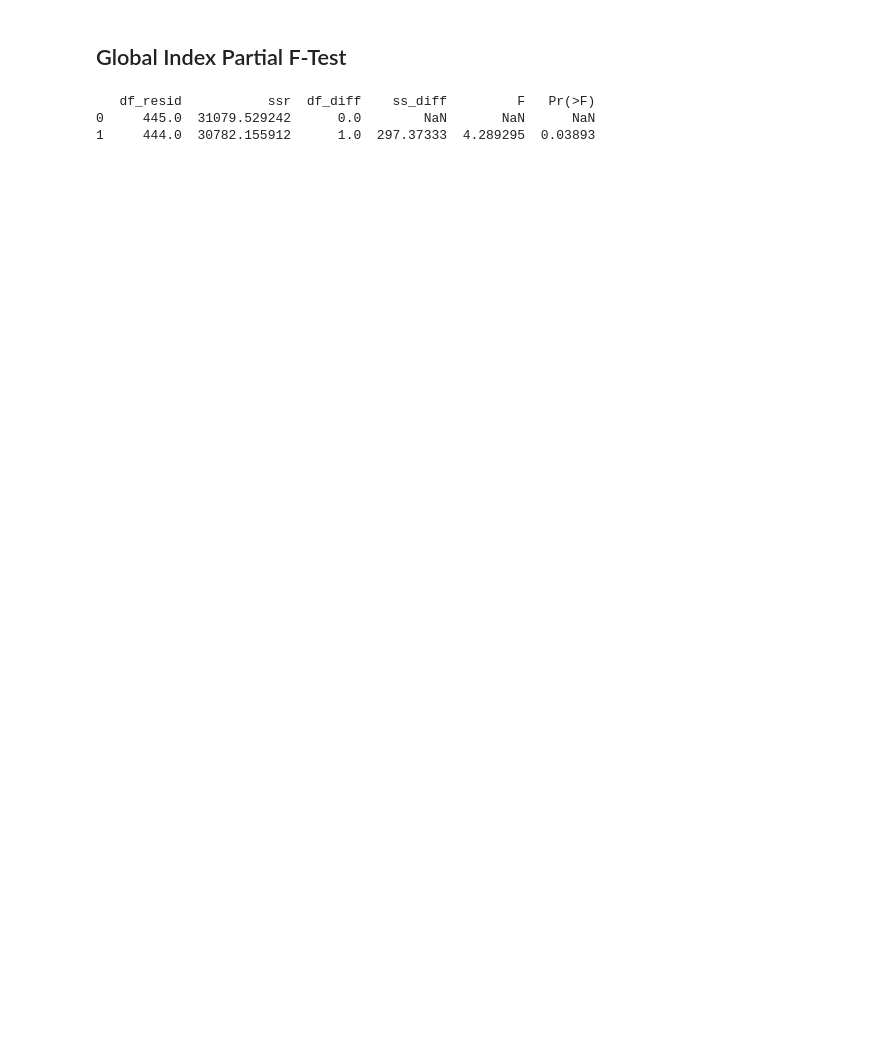
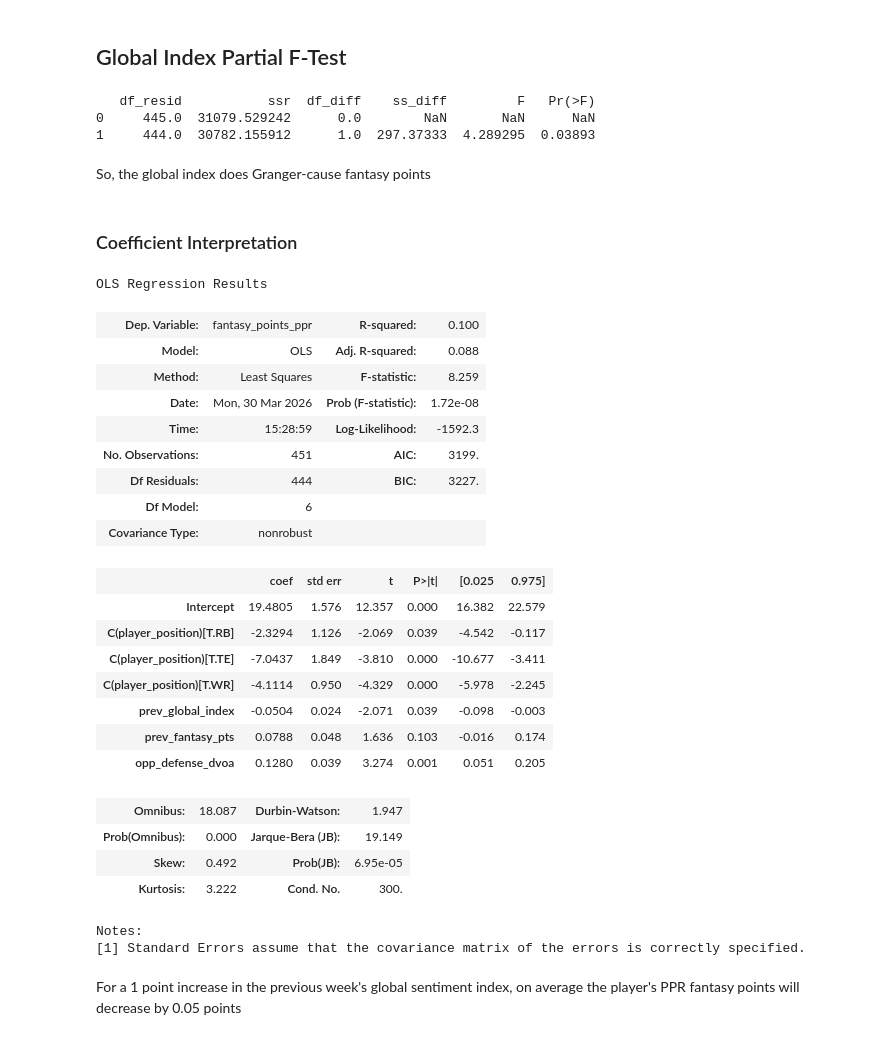
Before and after one commit to ryanjamesyu2/sentiment-performance-connection, a Jupyter notebook: fantasy_ppr_regression.ipynb, the cells around one changed output. Saved outputs shown, nothing was run; the diff lists cells and outputs as text; code cells hidden in the pictures; blank space fills up the shorter version.

Commit message:
Added coefficient interpretation to regression model

```diff
--- a/fantasy_ppr_regression.ipynb
+++ b/fantasy_ppr_regression.ipynb
@@ -255,3 +256,36 @@ print(anova_lm(reduced_model, full_model))
    df_resid           ssr  df_diff    ss_diff         F   Pr(>F)
 0     445.0  31079.529242      0.0        NaN       NaN      NaN
 1     444.0  30782.155912      1.0  297.37333  4.289295  0.03893
+# %% [markdown]
+So, the global index does Granger-cause fantasy points
+# %% [markdown]
+### Coefficient Interpretation
+# %%
+full_model.summary()
+# %% [output]
+OLS Regression Results
+| Dep. Variable: | fantasy_points_ppr | R-squared: | 0.100 |
+| Model: | OLS | Adj. R-squared: | 0.088 |
+| Method: | Least Squares | F-statistic: | 8.259 |
+| Date: | Mon, 30 Mar 2026 | Prob (F-statistic): | 1.72e-08 |
+| Time: | 15:28:59 | Log-Likelihood: | -1592.3 |
+| No. Observations: | 451 | AIC: | 3199. |
+| Df Residuals: | 444 | BIC: | 3227. |
+| Df Model: | 6 |  |  |
+| Covariance Type: | nonrobust |  |  |
+|  | coef | std err | t | P>|t| | [0.025 | 0.975] |
+| Intercept | 19.4805 | 1.576 | 12.357 | 0.000 | 16.382 | 22.579 |
+| C(player_position)[T.RB] | -2.3294 | 1.126 | -2.069 | 0.039 | -4.542 | -0.117 |
+| C(player_position)[T.TE] | -7.0437 | 1.849 | -3.810 | 0.000 | -10.677 | -3.411 |
+| C(player_position)[T.WR] | -4.1114 | 0.950 | -4.329 | 0.000 | -5.978 | -2.245 |
+| prev_global_index | -0.0504 | 0.024 | -2.071 | 0.039 | -0.098 | -0.003 |
+| prev_fantasy_pts | 0.0788 | 0.048 | 1.636 | 0.103 | -0.016 | 0.174 |
+| opp_defense_dvoa | 0.1280 | 0.039 | 3.274 | 0.001 | 0.051 | 0.205 |
+| Omnibus: | 18.087 | Durbin-Watson: | 1.947 |
+| Prob(Omnibus): | 0.000 | Jarque-Bera (JB): | 19.149 |
+| Skew: | 0.492 | Prob(JB): | 6.95e-05 |
+| Kurtosis: | 3.222 | Cond. No. | 300. |
+Notes:
+[1] Standard Errors assume that the covariance matrix of the errors is correctly specified.
+# %% [markdown]
+For a 1 point increase in the previous week's global sentiment index, on average the player's PPR fantasy points will decrease by 0.05 points
```
Also changed, not shown: parts of 3 cells of this notebook.
